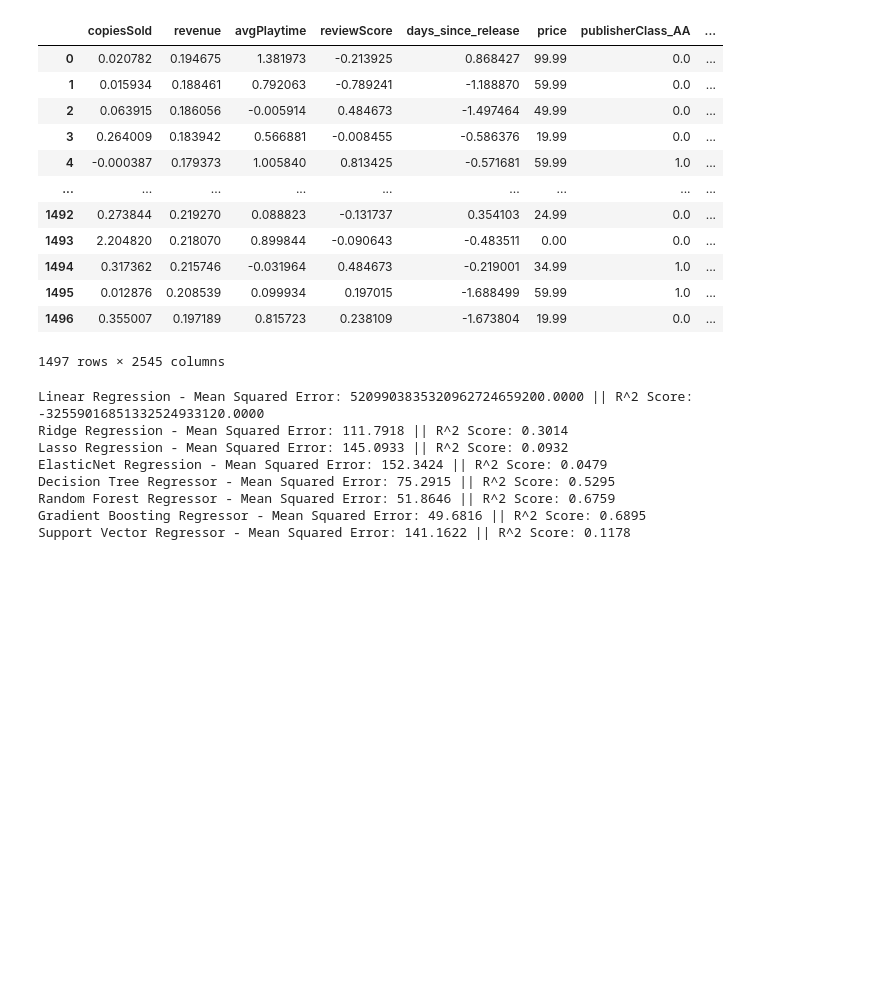
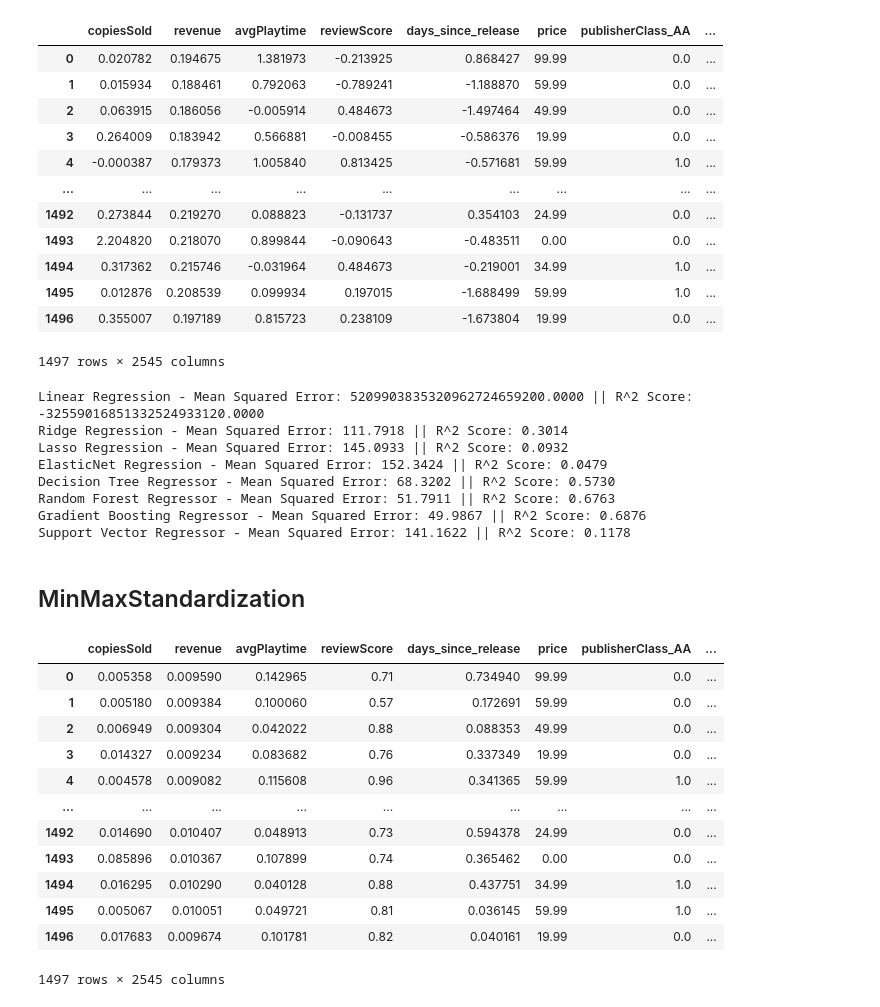
Before and after one commit to alyab16/Top-1500-Games-On-Steam, a Jupyter notebook: Top 1500 Games on Steam.ipynb, the cells around one changed output. Drawn from its saved outputs; the diff is of its cells as text; code cells hidden in the pictures; blank space fills up the shorter version.

Commit message:
Added the MinMax and data normalization to the notebook

```diff
--- a/Top 1500 Games on Steam.ipynb
+++ b/Top 1500 Games on Steam.ipynb
@@ -355,8 +355,8 @@ normalizaed_df
 # Now, let's split the data again into a training and a test set
 
 # Caputre the features and the target variables seperatley
-features = normalizaed_df.loc[:, normalizaed_df.columns != 'price']
-target = normalizaed_df[['price']]
+features = normalized_df.loc[:, normalized_df.columns != 'price']
+target = normalized_df[['price']]
 
 # Split the data into train and test set
 X_train, X_test, y_train, y_test = train_test_split(features, target, test_size=0.2, random_state=42)
@@ -368,7 +368,36 @@ Linear Regression - Mean Squared Error: 5209903835320962724659200.0000 || R^2 Sc
 Ridge Regression - Mean Squared Error: 111.7918 || R^2 Score: 0.3014
 Lasso Regression - Mean Squared Error: 145.0933 || R^2 Score: 0.0932
 ElasticNet Regression - Mean Squared Error: 152.3424 || R^2 Score: 0.0479
-Decision Tree Regressor - Mean Squared Error: 75.2915 || R^2 Score: 0.5295
-Random Forest Regressor - Mean Squared Error: 51.8646 || R^2 Score: 0.6759
-Gradient Boosting Regressor - Mean Squared Error: 49.6816 || R^2 Score: 0.6895
+Decision Tree Regressor - Mean Squared Error: 68.3202 || R^2 Score: 0.5730
+Random Forest Regressor - Mean Squared Error: 51.7911 || R^2 Score: 0.6763
+Gradient Boosting Regressor - Mean Squared Error: 49.9867 || R^2 Score: 0.6876
 Support Vector Regressor - Mean Squared Error: 141.1622 || R^2 Score: 0.1178
+# %% [markdown]
+## MinMaxStandardization
+# %%
+from sklearn.preprocessing import MinMaxScaler
+
+numeric_features = ['copiesSold', 'revenue','avgPlaytime','reviewScore','days_since_release']
+scaler = MinMaxScaler()
+
+# Transform the data using data normalization on the features
+
+min_max_df = pd.DataFrame(scaler.fit_transform(df_encoded[numeric_features]))
+min_max_df.columns = numeric_features
+
+min_max_df = pd.concat([min_max_df,df_encoded['price'], one_hot_df], axis=1)
+min_max_df
+# %% [output]
+|  | copiesSold | revenue | avgPlaytime | reviewScore | days_since_release | price | publisherClass_AA | ... |
+| 0 | 0.005358 | 0.009590 | 0.142965 | 0.71 | 0.734940 | 99.99 | 0.0 | ... |
+| 1 | 0.005180 | 0.009384 | 0.100060 | 0.57 | 0.172691 | 59.99 | 0.0 | ... |
+| 2 | 0.006949 | 0.009304 | 0.042022 | 0.88 | 0.088353 | 49.99 | 0.0 | ... |
+| 3 | 0.014327 | 0.009234 | 0.083682 | 0.76 | 0.337349 | 19.99 | 0.0 | ... |
+| 4 | 0.004578 | 0.009082 | 0.115608 | 0.96 | 0.341365 | 59.99 | 1.0 | ... |
+| ... | ... | ... | ... | ... | ... | ... | ... | ... |
+| 1492 | 0.014690 | 0.010407 | 0.048913 | 0.73 | 0.594378 | 24.99 | 0.0 | ... |
+| 1493 | 0.085896 | 0.010367 | 0.107899 | 0.74 | 0.365462 | 0.00 | 0.0 | ... |
+| 1494 | 0.016295 | 0.010290 | 0.040128 | 0.88 | 0.437751 | 34.99 | 1.0 | ... |
+| 1495 | 0.005067 | 0.010051 | 0.049721 | 0.81 | 0.036145 | 59.99 | 1.0 | ... |
+| 1496 | 0.017683 | 0.009674 | 0.101781 | 0.82 | 0.040161 | 19.99 | 0.0 | ... |
+1497 rows × 2545 columns
```
Also changed, not shown: parts of 4 cells of this notebook.
